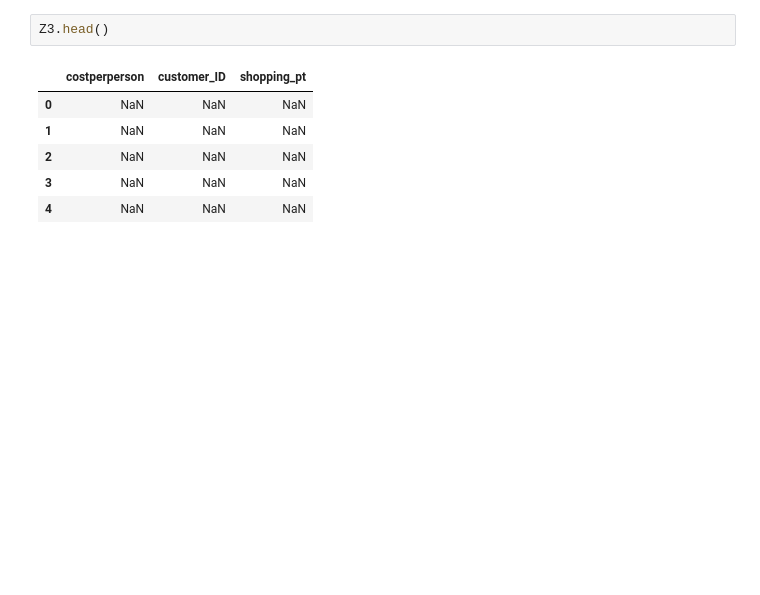
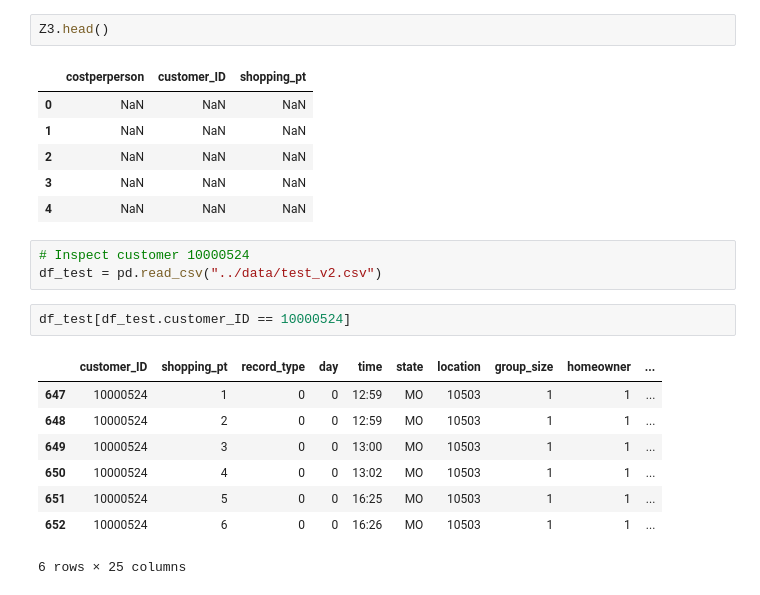
Before and after one commit to terratenney/sales360, a Jupyter notebook: notebooks/Analytics.ipynb, the cells around one changed output. Saved outputs shown, nothing was run; the diff lists cells and outputs as text; blank space fills up the shorter version.

```diff
--- a/notebooks/Analytics.ipynb
+++ b/notebooks/Analytics.ipynb
@@ -813,3 +964,17 @@ Z3.head()
 | 2 | NaN | NaN | NaN |
 | 3 | NaN | NaN | NaN |
 | 4 | NaN | NaN | NaN |
+# %%
+# Inspect customer 10000524
+df_test = pd.read_csv("../data/test_v2.csv")
+# %%
+df_test[df_test.customer_ID == 10000524]
+# %% [output]
+|  | customer_ID | shopping_pt | record_type | day | time | state | location | group_size | homeowner | ... |
+| 647 | 10000524 | 1 | 0 | 0 | 12:59 | MO | 10503 | 1 | 1 | ... |
+| 648 | 10000524 | 2 | 0 | 0 | 12:59 | MO | 10503 | 1 | 1 | ... |
+| 649 | 10000524 | 3 | 0 | 0 | 13:00 | MO | 10503 | 1 | 1 | ... |
+| 650 | 10000524 | 4 | 0 | 0 | 13:02 | MO | 10503 | 1 | 1 | ... |
+| 651 | 10000524 | 5 | 0 | 0 | 16:25 | MO | 10503 | 1 | 1 | ... |
+| 652 | 10000524 | 6 | 0 | 0 | 16:26 | MO | 10503 | 1 | 1 | ... |
+6 rows × 25 columns
```
Also changed, not shown: parts of 36 cells of this notebook, 3 other files.
